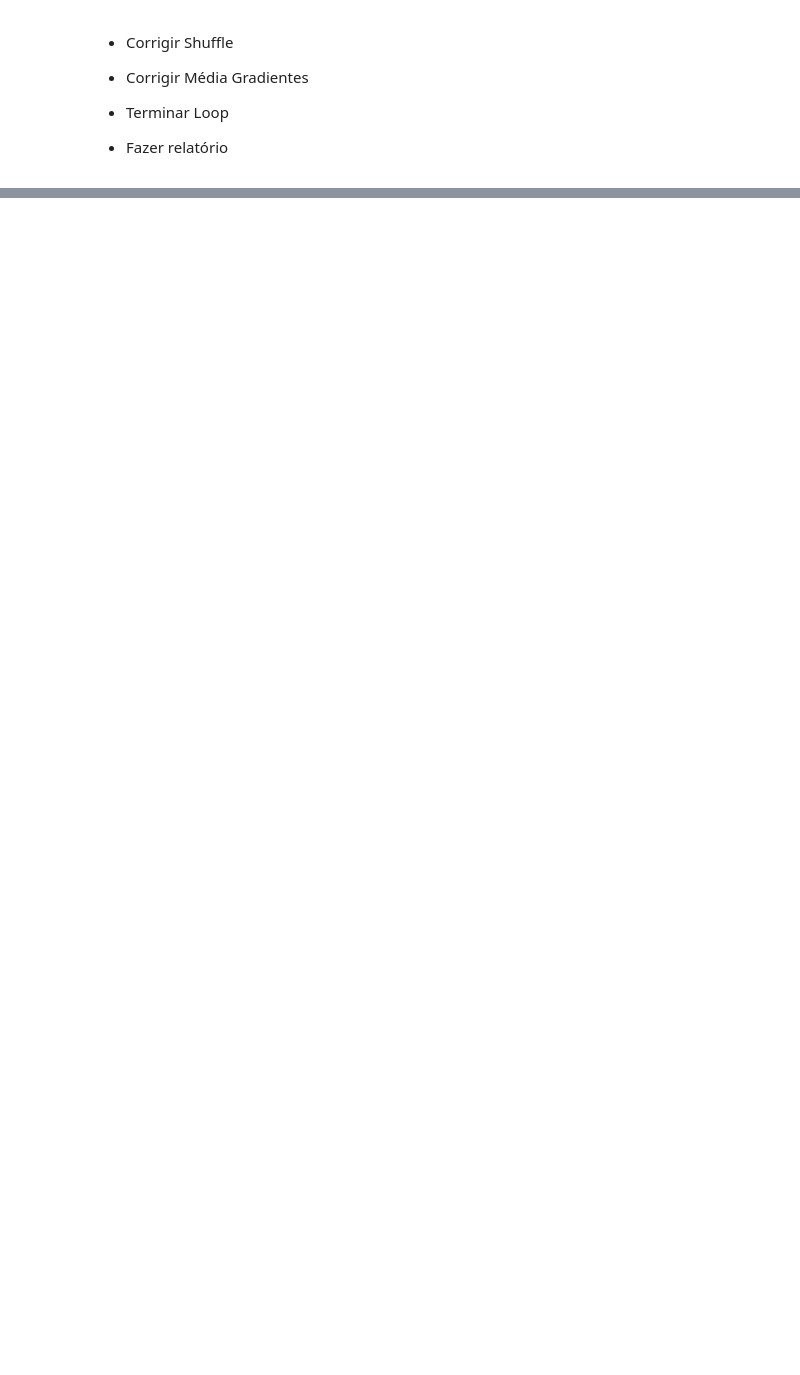
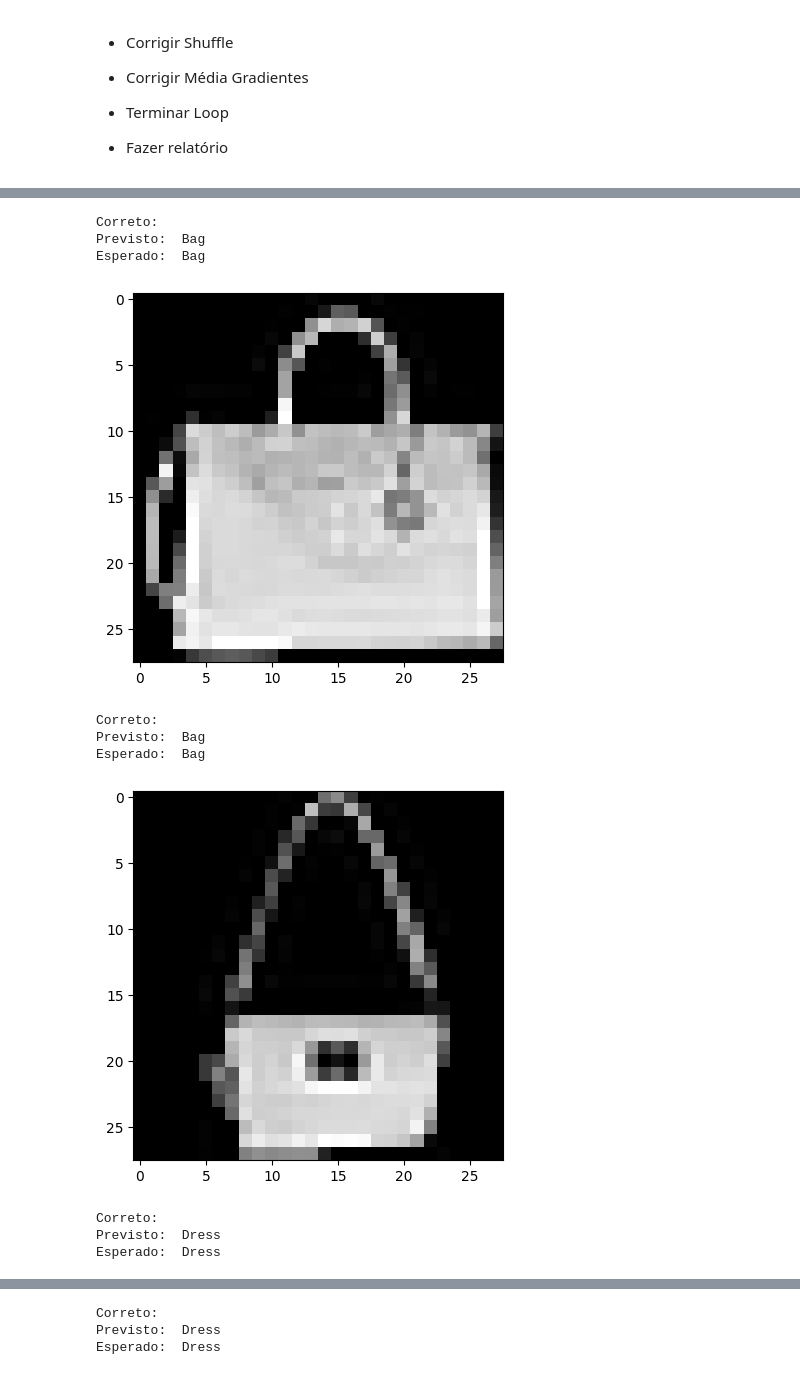
Before and after one commit to andrecostamarques/mlp-scratch, a Jupyter notebook: mlp_numpy (1).ipynb, the cells around one changed output, grey strips where cells are left out. Drawn from its saved outputs; the diff is of its cells as text; code cells hidden in the pictures; blank space fills up the shorter version.

```diff
--- a/mlp_numpy (1).ipynb
+++ b/mlp_numpy (1).ipynb
@@ -11,6 +11,39 @@
 import tensorflow as tf
 from tensorflow.keras.datasets import fashion_mnist
 import numpy as np
+import matplotlib.pyplot as plt
+import copy
+
+fashion = 1
+
+if fashion == 0:
+  # modelo de predição é geral, só tem que mudar entrada de dados e o label
+  fashion_mnist = tf.keras.datasets.mnist
+  labels = {
+    0: '0',
+    1: '1',
+    2: '2',
+    3: '3',
+    4: '4',
+    5: '5',
+    6: '6',
+    7: '7',
+    8: '8',
+    9: '9'
+    }
+else:
+    labels = {
+      0: 'T-shirt/top',
+      1: 'Trouser',
+      2: 'Pullover',
+      3: 'Dress',
+      4: 'Coat',
+      5: 'Sandal',
+      6: 'Shirt',
+      7: 'Sneaker',
+      8: 'Bag',
+      9: 'Ankle boot'
+  }
 
 # Carregar o dataset
 (train_images, train_labels), (test_images, test_labels) = fashion_mnist.load_data()
@@ -424,0 +352,3 @@ print(cost)
+# %%
+rede1 = NeuralNetwork(train_images_flat, train_labels,[16,16],10,0)
+lista_precisao, melhor_modelo = treinarRede(rede1,0.6, 16, 10, test_images_flat, test_labels)
@@ -424,0 +373,15 @@ print(cost)
+# %%
+for i in range(30,35):
+  rede1.preverImagem(test_images_flat, test_labels, i)
+# %% [output]
+Correto:
+Previsto:  Bag
+Esperado:  Bag
+[figure, added]
+Correto:
+Previsto:  Bag
+Esperado:  Bag
+[figure, added]
+Correto:
+Previsto:  Dress
+Esperado:  Dress
@@ -424,0 +389,3 @@ print(cost)
+Correto:
+Previsto:  Dress
+Esperado:  Dress
```
Also changed, not shown: parts of 15 cells of this notebook.
